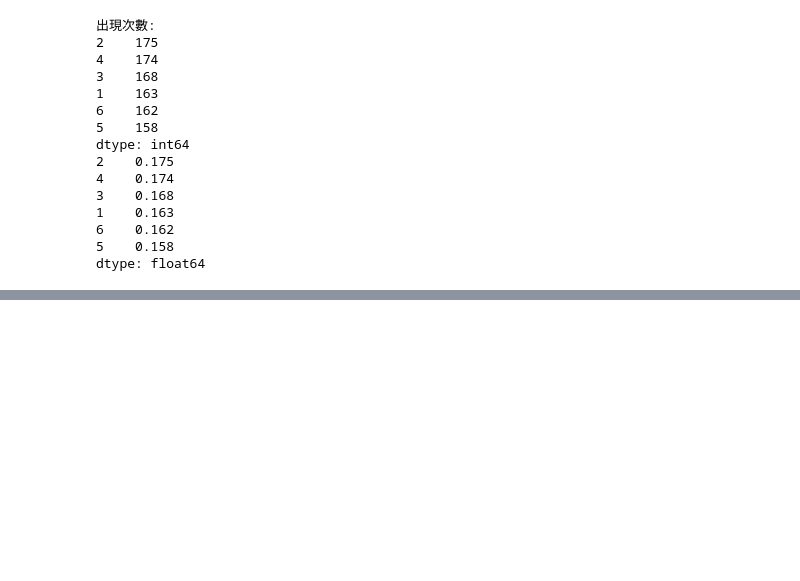
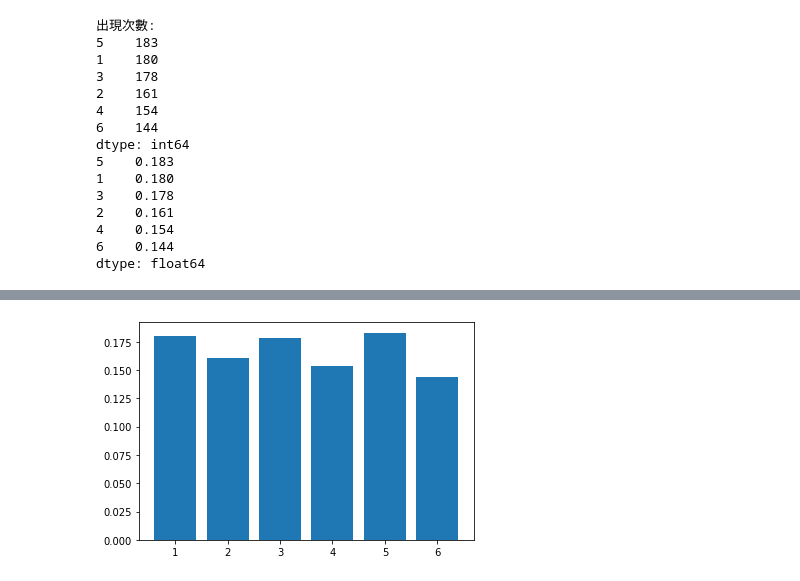
Before and after one commit to weilipan/MachineLearing, a Jupyter notebook: 3_機率.ipynb, the cells around one changed output, grey strips where cells are left out. Cells and saved outputs as stored; diff of their text form; code cells hidden in the pictures; blank space fills up the shorter version.

```diff
--- a/3_機率.ipynb
+++ b/3_機率.ipynb
@@ -3,7 +3,7 @@
 # %%
 #均勻分佈
 import numpy as np
-import plotly.express as px
+import matplotlib.pyplot as plt
 import pandas as pd
 
 size=1000
@@ -17,21 +17,21 @@ freq=pd.Series(dice).value_counts(normalize=True)
 print(freq)
 # https://pandas.pydata.org/docs/reference/api/pandas.DataFrame.sort_index.html
 freq.sort_index(inplace=True)
-fig=px.bar(freq)
-fig.show()
+plt.bar(range(1,7),freq)
+plt.show()
 # %% [output]
 出現次數:
-2    175
-4    174
-3    168
-1    163
-6    162
-5    158
+5    183
+1    180
+3    178
+2    161
+4    154
+6    144
 dtype: int64
-2    0.175
-4    0.174
-3    0.168
-1    0.163
-6    0.162
-5    0.158
+5    0.183
+1    0.180
+3    0.178
+2    0.161
+4    0.154
+6    0.144
 dtype: float64
@@ -38,0 +38 @@ dtype: float64
+[figure, added]
```
Also changed, not shown: parts of 6 cells of this notebook.
